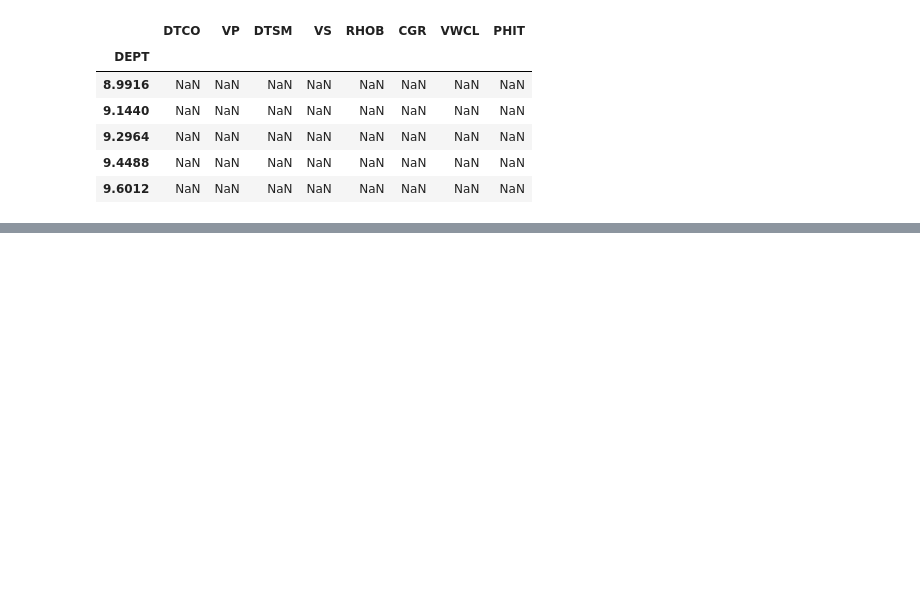
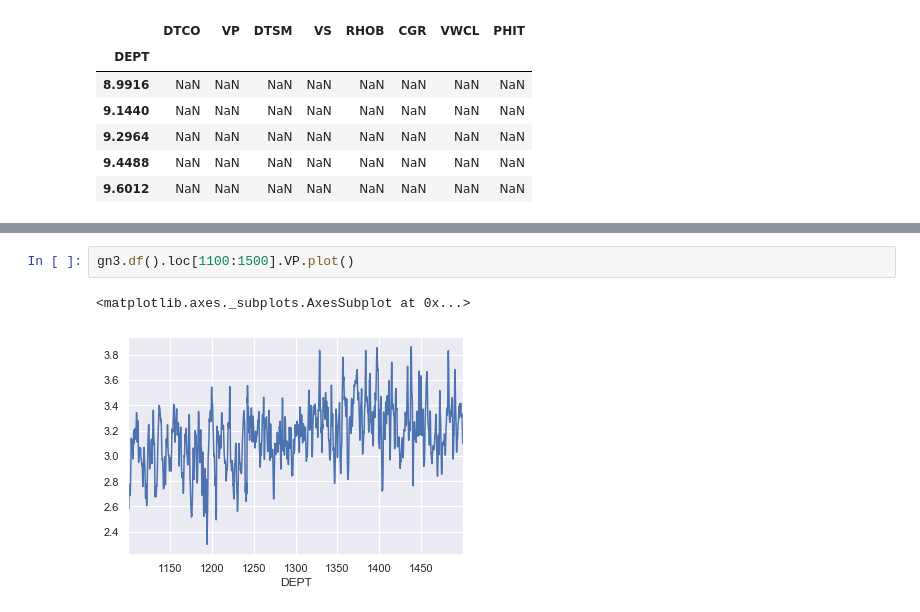
Before and after one commit to attibalazs/velocityhack, a Jupyter notebook: DMc_VelocityHack.ipynb, the cells around one changed output, grey strips where cells are left out. Cells and saved outputs as stored; diff of their text form; blank space fills up the shorter version.

```diff
--- a/DMc_VelocityHack.ipynb
+++ b/DMc_VelocityHack.ipynb
@@ -64,0 +69,5 @@ plt.plot(gn3.df().VP)
+# %%
+gn3.df().loc[1100:1500].VP.plot()
+# %% [output]
+<matplotlib.axes._subplots.AxesSubplot at 0x...>
+[figure, added]
```
Also changed, not shown: parts of 26 cells of this notebook.
